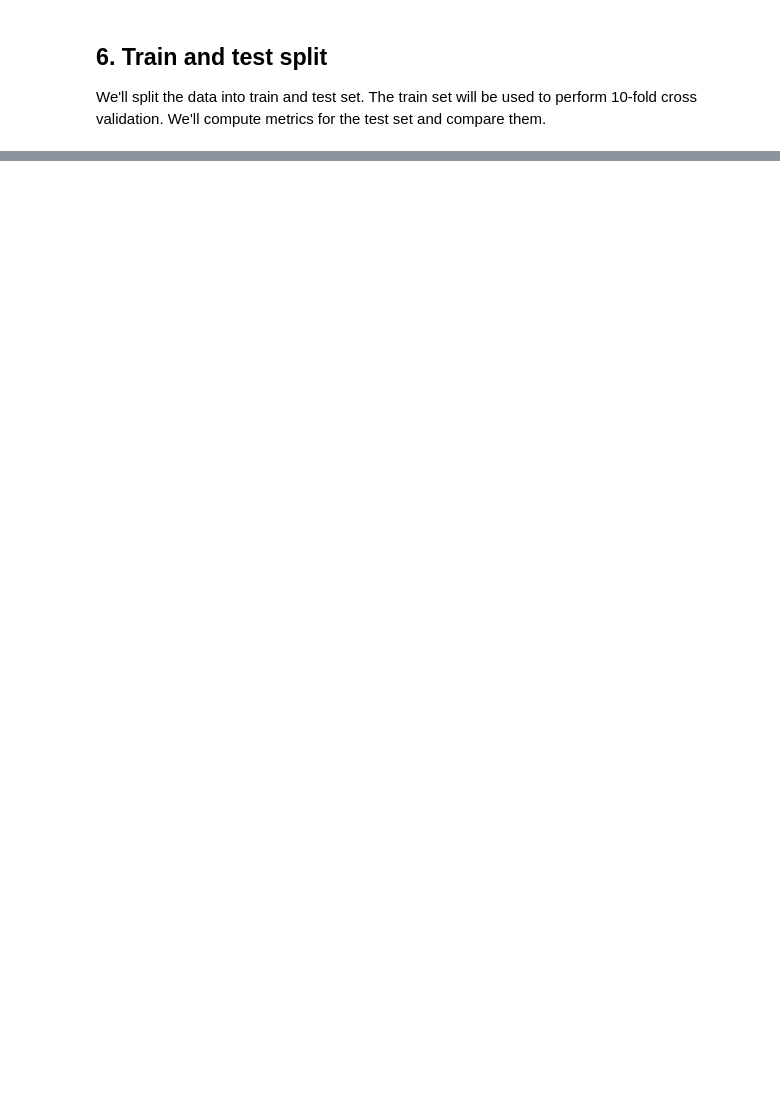
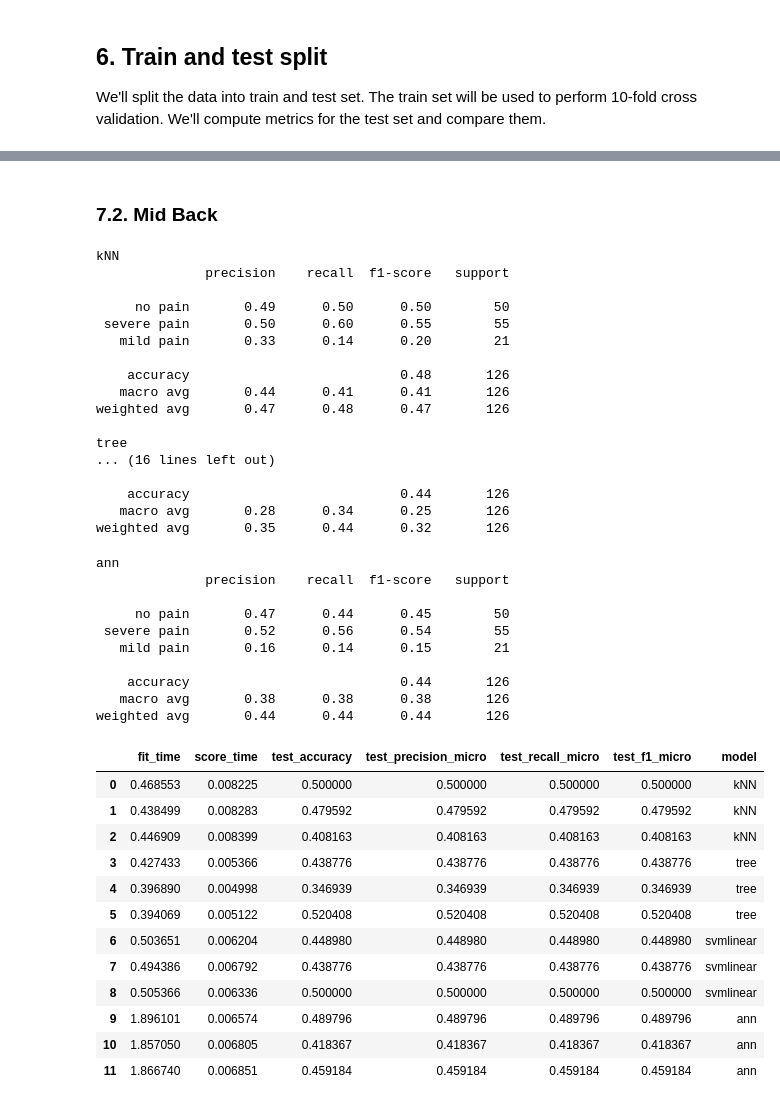
Before and after one commit to victorsanunes/machine-learning-final-project, a Jupyter notebook: notebooks/modeling-v0.ipynb, the cells around one changed output, grey strips where cells are left out. Drawn from its saved outputs; the diff is of its cells as text; code cells hidden in the pictures; blank space fills up the shorter version.

```diff
--- a/notebooks/modeling-v0.ipynb
+++ b/notebooks/modeling-v0.ipynb
@@ -129,5 +71,9 @@ categorical_features = [
 # %%
 from sklearn.model_selection import train_test_split
+import experiments
+numerical_features = experiments.numerical_features
+categorical_features = experiments.categorical_features
+target_columns = ['Costa_superior_agg', 'Costa_media_agg', 'Costa_inferior_agg']
 
 X = df_analysis[numerical_features + categorical_features]
 y = df_analysis[target_columns]
@@ -183,0 +168,46 @@ result_df
+# %% [markdown]
+### 7.2. Mid Back
+# %%
+target_column = 'Costa_media_agg'
+run_exps(X_train, y_train[target_column], X_test, y_test[target_column])
+# %% [output]
+kNN
+              precision    recall  f1-score   support
+
+     no pain       0.49      0.50      0.50        50
+ severe pain       0.50      0.60      0.55        55
+   mild pain       0.33      0.14      0.20        21
+
+    accuracy                           0.48       126
+   macro avg       0.44      0.41      0.41       126
+weighted avg       0.47      0.48      0.47       126
+
+tree
+... (16 lines left out)
+
+    accuracy                           0.44       126
+   macro avg       0.28      0.34      0.25       126
+weighted avg       0.35      0.44      0.32       126
+ann
+              precision    recall  f1-score   support
+
+     no pain       0.47      0.44      0.45        50
+ severe pain       0.52      0.56      0.54        55
+   mild pain       0.16      0.14      0.15        21
+
+    accuracy                           0.44       126
+   macro avg       0.38      0.38      0.38       126
+weighted avg       0.44      0.44      0.44       126
+|  | fit_time | score_time | test_accuracy | test_precision_micro | test_recall_micro | test_f1_micro | model |
+| 0 | 0.468553 | 0.008225 | 0.500000 | 0.500000 | 0.500000 | 0.500000 | kNN |
+| 1 | 0.438499 | 0.008283 | 0.479592 | 0.479592 | 0.479592 | 0.479592 | kNN |
+| 2 | 0.446909 | 0.008399 | 0.408163 | 0.408163 | 0.408163 | 0.408163 | kNN |
+| 3 | 0.427433 | 0.005366 | 0.438776 | 0.438776 | 0.438776 | 0.438776 | tree |
+| 4 | 0.396890 | 0.004998 | 0.346939 | 0.346939 | 0.346939 | 0.346939 | tree |
+| 5 | 0.394069 | 0.005122 | 0.520408 | 0.520408 | 0.520408 | 0.520408 | tree |
+| 6 | 0.503651 | 0.006204 | 0.448980 | 0.448980 | 0.448980 | 0.448980 | svmlinear |
+| 7 | 0.494386 | 0.006792 | 0.438776 | 0.438776 | 0.438776 | 0.438776 | svmlinear |
+| 8 | 0.505366 | 0.006336 | 0.500000 | 0.500000 | 0.500000 | 0.500000 | svmlinear |
+| 9 | 1.896101 | 0.006574 | 0.489796 | 0.489796 | 0.489796 | 0.489796 | ann |
+| 10 | 1.857050 | 0.006805 | 0.418367 | 0.418367 | 0.418367 | 0.418367 | ann |
+| 11 | 1.866740 | 0.006851 | 0.459184 | 0.459184 | 0.459184 | 0.459184 | ann |
```
Also changed, not shown: parts of 13 cells of this notebook.
